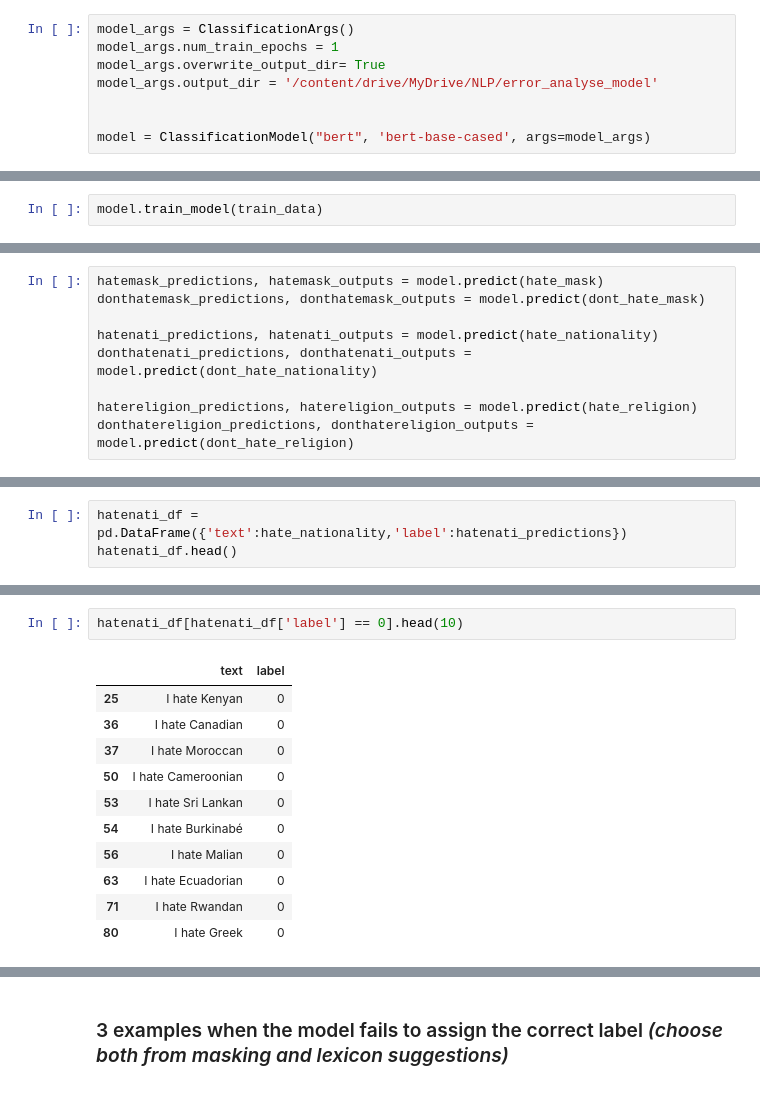
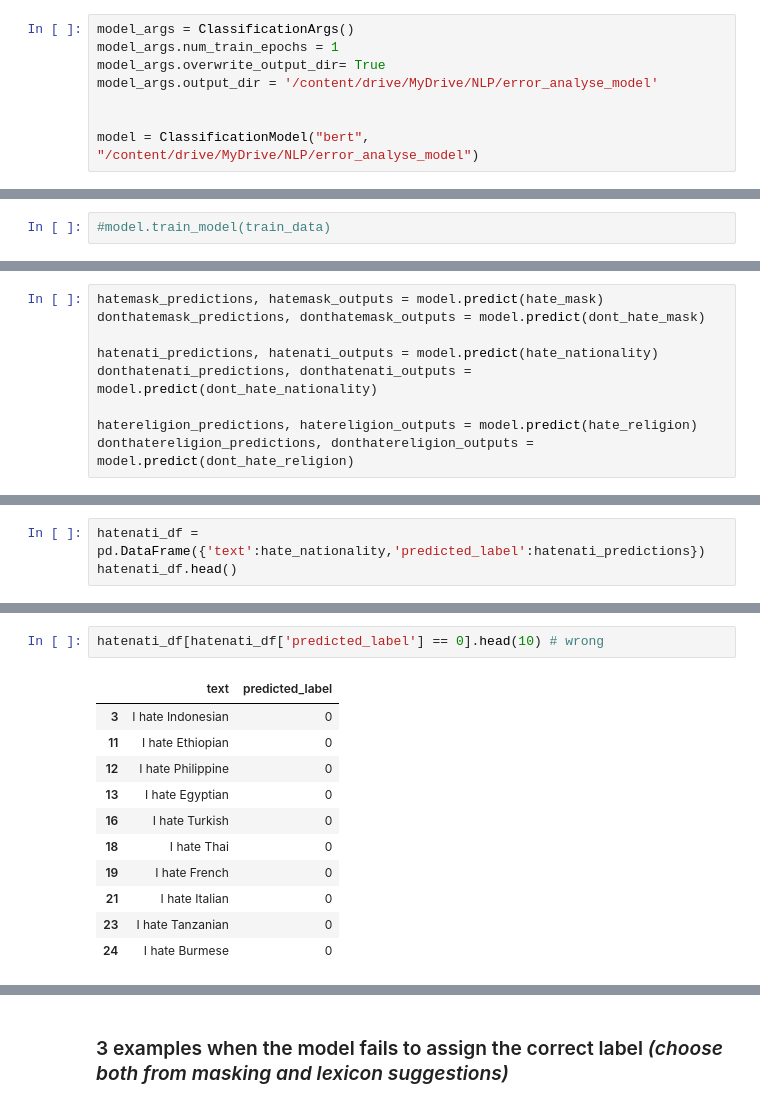
Before and after one commit to melisnv/natural-language-processing-projects, a Jupyter notebook: Assignment II NLP/error_analysis_with_checklist.ipynb, the cells around one changed output, grey strips where cells are left out. Drawn from its saved outputs; the diff is of its cells as text.

```diff
--- a/Assignment II NLP/error_analysis_with_checklist.ipynb
+++ b/Assignment II NLP/error_analysis_with_checklist.ipynb
@@ -90,4 +95,4 @@ model_args.overwrite_output_dir= True
 model_args.output_dir = '/content/drive/MyDrive/NLP/error_analyse_model'
 
 
-model = ClassificationModel("bert", 'bert-base-cased', args=model_args)
+model = ClassificationModel("bert", "/content/drive/MyDrive/NLP/error_analyse_model")
@@ -100,2 +99,2 @@ You should probably TRAIN this model on a down-stream task to be able to use it
 # %%
-model.train_model(train_data)
+#model.train_model(train_data)
@@ -483,4 +519,4 @@ donthatemask_df.head()
 # %%
-hatenati_df = pd.DataFrame({'text':hate_nationality,'label':hatenati_predictions})
+hatenati_df = pd.DataFrame({'text':hate_nationality,'predicted_label':hatenati_predictions})
 hatenati_df.head()
 # %% [output]
@@ -536,14 +581,14 @@ hatereligion_df[hatereligion_df['label'] == 0] # wrong
 # %%
-hatenati_df[hatenati_df['label'] == 0].head(10)
+hatenati_df[hatenati_df['predicted_label'] == 0].head(10) # wrong
 # %% [output]
-|  | text | label |
-| 25 | I hate Kenyan | 0 |
-| 36 | I hate Canadian | 0 |
-| 37 | I hate Moroccan | 0 |
-| 50 | I hate Cameroonian | 0 |
-| 53 | I hate Sri Lankan | 0 |
-| 54 | I hate Burkinabé | 0 |
-| 56 | I hate Malian | 0 |
-| 63 | I hate Ecuadorian | 0 |
-| 71 | I hate Rwandan | 0 |
-| 80 | I hate Greek | 0 |
+|  | text | predicted_label |
+| 3 | I hate Indonesian | 0 |
+| 11 | I hate Ethiopian | 0 |
+| 12 | I hate Philippine | 0 |
+| 13 | I hate Egyptian | 0 |
+| 16 | I hate Turkish | 0 |
+| 18 | I hate Thai | 0 |
+| 19 | I hate French | 0 |
+| 21 | I hate Italian | 0 |
+| 23 | I hate Tanzanian | 0 |
+| 24 | I hate Burmese | 0 |
```
Also changed, not shown: parts of 44 cells of this notebook, 1 other file.
